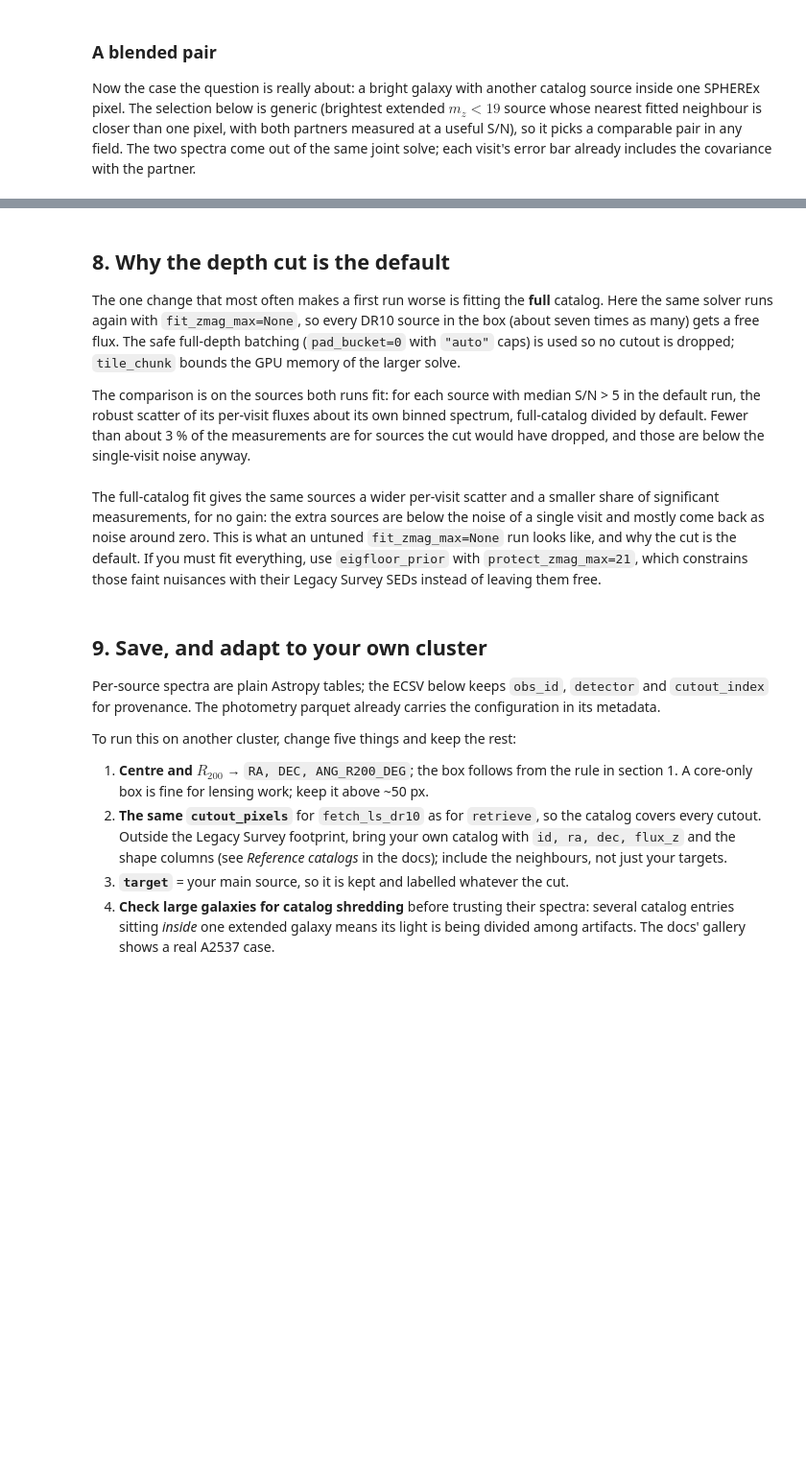
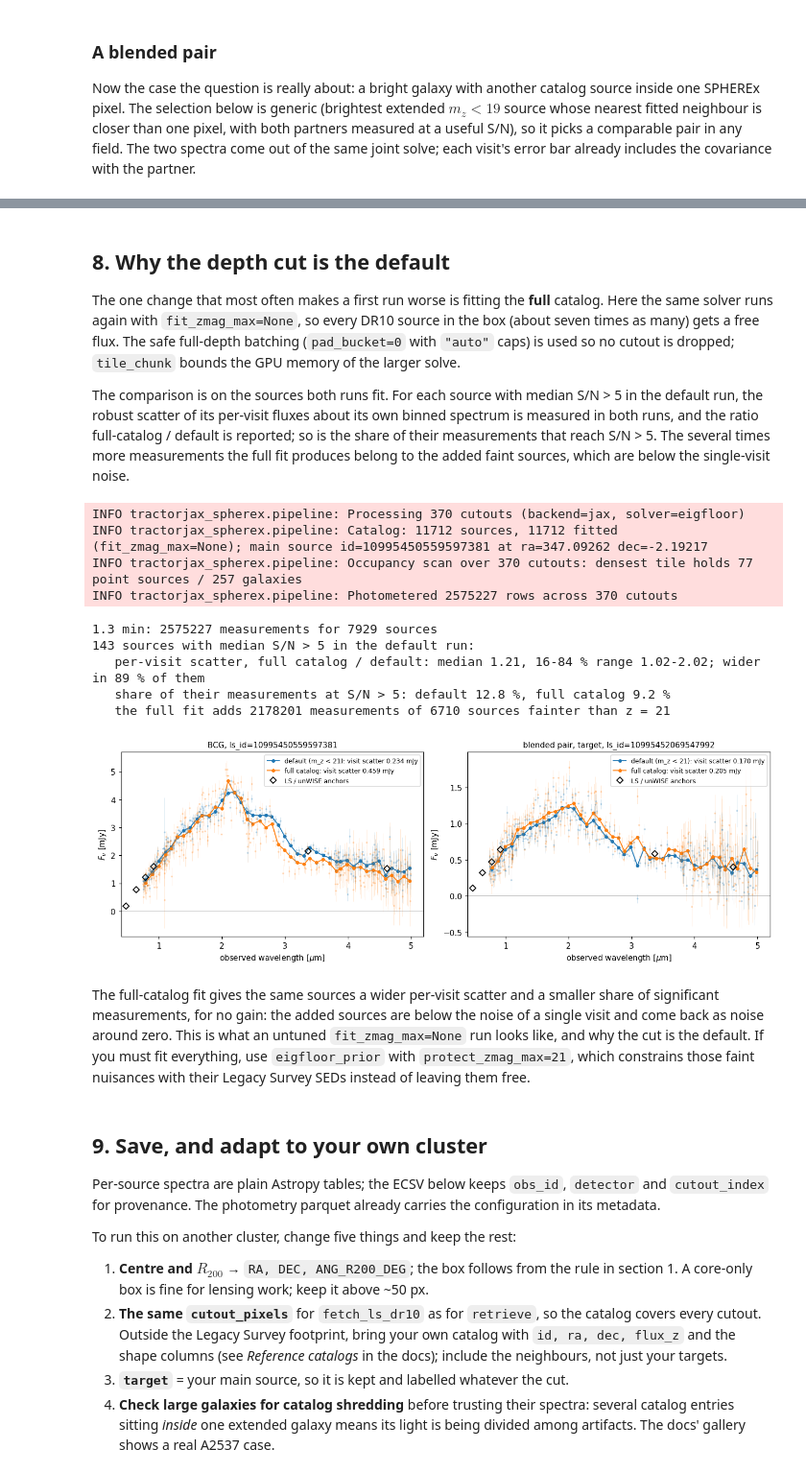
Before and after one commit to hbahk/tractorjax-spherex, a Jupyter notebook: examples/04_cluster_field_end_to_end.ipynb, the cells around one changed output, grey strips where cells are left out. Shown at 96% size. Drawn from its saved outputs; the diff is of its cells as text; code cells hidden in the pictures; blank space fills up the shorter version.

```diff
--- a/examples/04_cluster_field_end_to_end.ipynb
+++ b/examples/04_cluster_field_end_to_end.ipynb
@@ -444,18 +541,19 @@ source in the box (about seven times as many) gets a free flux. The safe
 full-depth batching (`pad_bucket=0` with `"auto"` caps) is used so no cutout is
 dropped; `tile_chunk` bounds the GPU memory of the larger solve.
 
-The comparison is on the sources both runs fit: for each source with median
+The comparison is on the sources both runs fit. For each source with median
 S/N > 5 in the default run, the robust scatter of its per-visit fluxes about its
-own binned spectrum, full-catalog divided by default. Fewer than about 3 % of
-the measurements are for sources the cut would have dropped, and those are
-below the single-visit noise anyway.
+own binned spectrum is measured in both runs, and the ratio full-catalog /
+default is reported; so is the share of their measurements that reach S/N > 5.
+The several times more measurements the full fit produces belong to the added
+faint sources, which are below the single-visit noise.
 # %%
 cfg_full = PhotometryConfig(gpu_preallocate=False, gpu_mem_fraction=0.45,
                             fit_zmag_max=None, pad_bucket=0,
                             max_ps_cap="auto", max_gal_cap="auto", tile_chunk=32)
 t0 = time.time()
 phot_full = run_photometry(CUTOUTS, CATALOG, cfg_full, target=(RA, DEC),
-                           output=OUT / "phot_fulldepth.parquet")
+                           output=OUT / "phot_fulldepth.parquet", progress=False)
 print(f"\n{(time.time() - t0) / 60:.1f} min: {len(phot_full)} measurements for "
       f"{len(np.unique(phot_full['id']))} sources")
 spectra_full = build_spectra(phot_full)
@@ -475,39 +573,54 @@ for sid, spec in spectra.items():
         continue
     sf = spectra_full[sid]
     ratios.append(visit_scatter(sf) / visit_scatter(spec))
     snr_full_of_bright.append(np.median(sf["flux"] / sf["flux_err"]))
 ratios = np.array(ratios)
 print(f"{len(ratios)} sources with median S/N > 5 in the default run:")
 print(f"   per-visit scatter, full catalog / default: median {np.median(ratios):.2f}, "
       f"16-84 % range {np.percentile(ratios, 16):.2f}-{np.percentile(ratios, 84):.2f}; "
       f"wider in {np.mean(ratios > 1) * 100:.0f} % of them")
-print(f"   share of measurements at S/N > 5: default {np.mean(phot['flux'] / phot['flux_err'] > 5) * 100:.1f} %, "
-      f"full catalog {np.mean(phot_full['flux'] / phot_full['flux_err'] > 5) * 100:.1f} %")
+common = np.isin(phot_full["id"], np.unique(phot["id"]))
+print(f"   share of their measurements at S/N > 5: default "
+      f"{np.mean(phot['flux'] / phot['flux_err'] > 5) * 100:.1f} %, full catalog "
+      f"{np.mean(phot_full['flux'][common] / phot_full['flux_err'][common] > 5) * 100:.1f} %")
+print(f"   the full fit adds {len(phot_full) - common.sum()} measurements of "
+      f"{len(np.unique(phot_full['id'])) - len(np.unique(phot['id']))} sources fainter than z = 21")
 
 fig, axs = plt.subplots(1, 2, figsize=(12, 4), constrained_layout=True)
 for ax, (sid, row, ttl) in zip(axs, ((BCG_ID, bcg, "BCG"),
                                      (int(fit["ls_id"][a]), fit[a], "blended pair, target"))):
     for src, color, label in ((spectra, "C0", "default (m_z < 21)"),
                               (spectra_full, "C1", "full catalog")):
         s = src[sid]
         bnd = bin_spectrum(s, dlam=0.1)
         ax.errorbar(s["central_wavelength"], s["flux"], yerr=s["flux_err"], fmt=".", ms=3,
                     color=color, alpha=0.2, lw=0.5)
         ax.plot(bnd["central_wavelength"], bnd["flux"], "o-", ms=3.5, color=color, lw=1.2,
                 label=f"{label}: visit scatter {visit_scatter(s):.3f} mJy")
     lam, f = anchors(row)
     ax.plot(lam, f, "D", ms=6, mfc="none", mec="k", mew=1.2, label="LS / unWISE anchors")
     ax.axhline(0, color="0.5", lw=0.6)
     ax.set_xlim(0.4, 5.2)
     ax.set_xlabel("observed wavelength [$\\mu$m]")
     ax.set_ylabel("$F_\\nu$ [mJy]")
     ax.set_title(f"{ttl}, ls_id={sid}", fontsize=10)
     ax.legend(loc="upper right", fontsize=8)
 plt.show()
+# %% [output]
+INFO tractorjax_spherex.pipeline: Processing 370 cutouts (backend=jax, solver=eigfloor)
+INFO tractorjax_spherex.pipeline: Catalog: 11712 sources, 11712 fitted (fit_zmag_max=None); main source id=10995450559597381 at ra=347.09262 dec=-2.19217
+INFO tractorjax_spherex.pipeline: Occupancy scan over 370 cutouts: densest tile holds 77 point sources / 257 galaxies
+INFO tractorjax_spherex.pipeline: Photometered 2575227 rows across 370 cutouts
+1.3 min: 2575227 measurements for 7929 sources
+143 sources with median S/N > 5 in the default run:
+   per-visit scatter, full catalog / default: median 1.21, 16-84 % range 1.02-2.02; wider in 89 % of them
+   share of their measurements at S/N > 5: default 12.8 %, full catalog 9.2 %
+   the full fit adds 2178201 measurements of 6710 sources fainter than z = 21
+[figure, added]
 # %% [markdown]
 The full-catalog fit gives the same sources a wider per-visit scatter and a
-smaller share of significant measurements, for no gain: the extra sources are
-below the noise of a single visit and mostly come back as noise around zero.
+smaller share of significant measurements, for no gain: the added sources are
+below the noise of a single visit and come back as noise around zero.
 This is what an untuned `fit_zmag_max=None` run looks like, and why the cut is
 the default. If you must fit everything, use `eigfloor_prior` with
 `protect_zmag_max=21`, which constrains those faint nuisances with their
```
Also changed, not shown: parts of 11 cells of this notebook.
